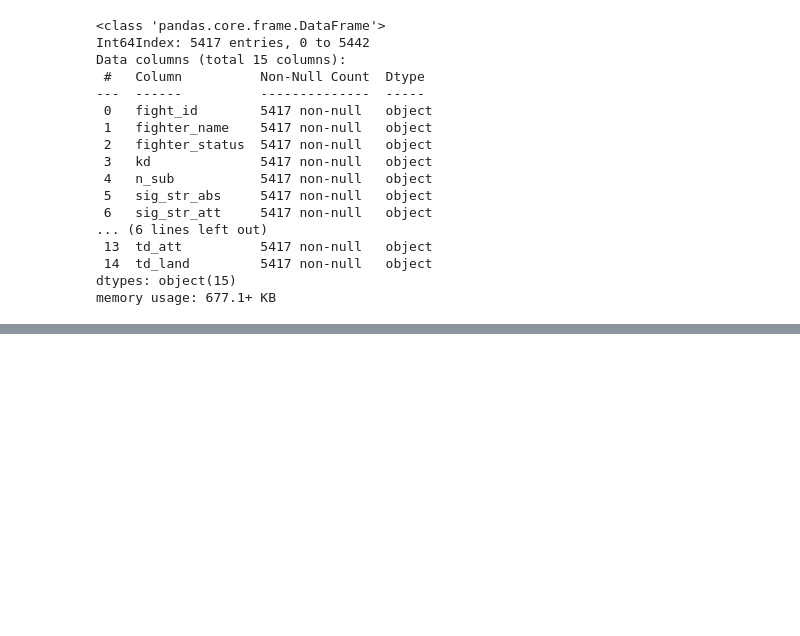
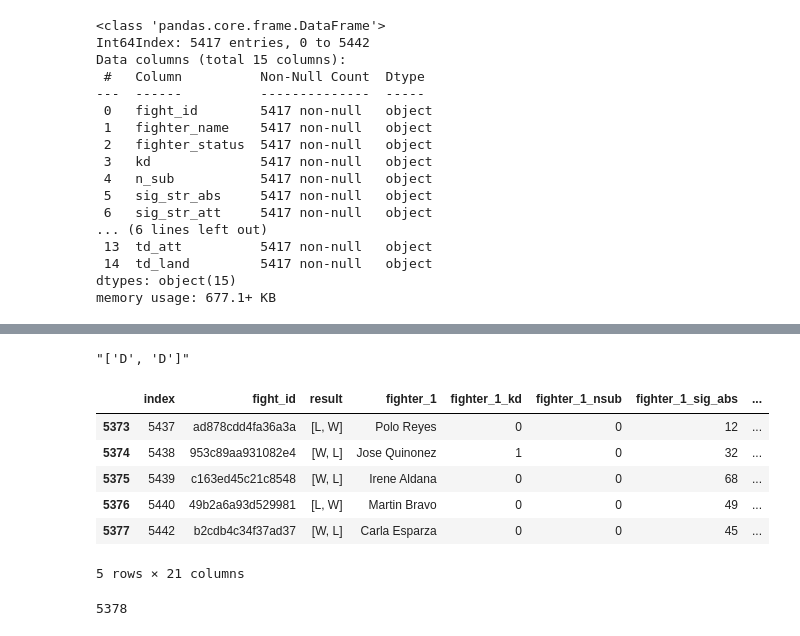
Before and after one commit to cjdance/final_project, a Jupyter notebook: data_clean_up.ipynb, the cells around one changed output, grey strips where cells are left out. Drawn from its saved outputs; the diff is of its cells as text; code cells hidden in the pictures; blank space fills up the shorter version.

```diff
--- a/data_clean_up.ipynb
+++ b/data_clean_up.ipynb
@@ -307,29 +307,3 @@ fighter_2_td_att = []
 
 fighter_1_td_land = []
 fighter_2_td_land = []
-# %%
-new = bout_detail_df["fighter_name"]
-
-for i in new:
-
-    fighter_1_nm = i[0]
-    fighter_2_nm = i[1]
-
-    fighter_1.append(fighter_1_nm)
-    fighter_2.append(fighter_2_nm)
-
-
-for i in bout_detail_df["kd"]:
-
-    x = str(i)
-    x = x.split(",")
-    f1 = x[0]
-    f1 = int((f1.split("["))[1])
-    f2 = x[1]
-    f2 = int((f2.split("]"))[0])
-
-
-    print(f1)
-
-    fighter_1_kd.append(f1)
-    fighter_2_kd.append(f2)
@@ -382,8 +329,8 @@ for i in bout_detail_df["kd"].astype('string'):
     f2 = x[1]
     f2 = int((f2.split("]"))[0])
 
-    fighter_1_kd.append(f1_kd)
-    fighter_2_kd.append(f2_kd)
+    fighter_1_kd.append(f1)
+    fighter_2_kd.append(f2)
 
 for i in bout_detail_df["n_sub"]:
 
@@ -564,0 +496,5 @@ split_bout
+# %%
+x = str(split_bout['result'][5441])
+x
+# %% [output]
+"['D', 'D']"
@@ -564,0 +503,24 @@ split_bout
+# %%
+split_bout.tail()
+# %% [output]
+|  | index | fight_id | result | fighter_1 | fighter_1_kd | fighter_1_nsub | fighter_1_sig_abs | ... |
+| 5373 | 5437 | ad878cdd4fa36a3a | [L, W] | Polo Reyes | 0 | 0 | 12 | ... |
+| 5374 | 5438 | 953c89aa931082e4 | [W, L] | Jose Quinonez | 1 | 0 | 32 | ... |
+| 5375 | 5439 | c163ed45c21c8548 | [W, L] | Irene Aldana | 0 | 0 | 68 | ... |
+| 5376 | 5440 | 49b2a6a93d529981 | [L, W] | Martin Bravo | 0 | 0 | 49 | ... |
+| 5377 | 5442 | b2cdb4c34f37ad37 | [W, L] | Carla Esparza | 0 | 0 | 45 | ... |
+5 rows × 21 columns
+# %%
+outcome = []
+
+# 1 in the outcome column means fighter 1 is the victor
+
+for i in split_bout["result"].astype('string'):
+
+    if i == "['W', 'L']":
+        outcome.append(1)
+    else:
+        outcome.append(0)
+len(outcome)
+# %% [output]
+5378
```
Also changed, not shown: parts of 10 cells of this notebook.
